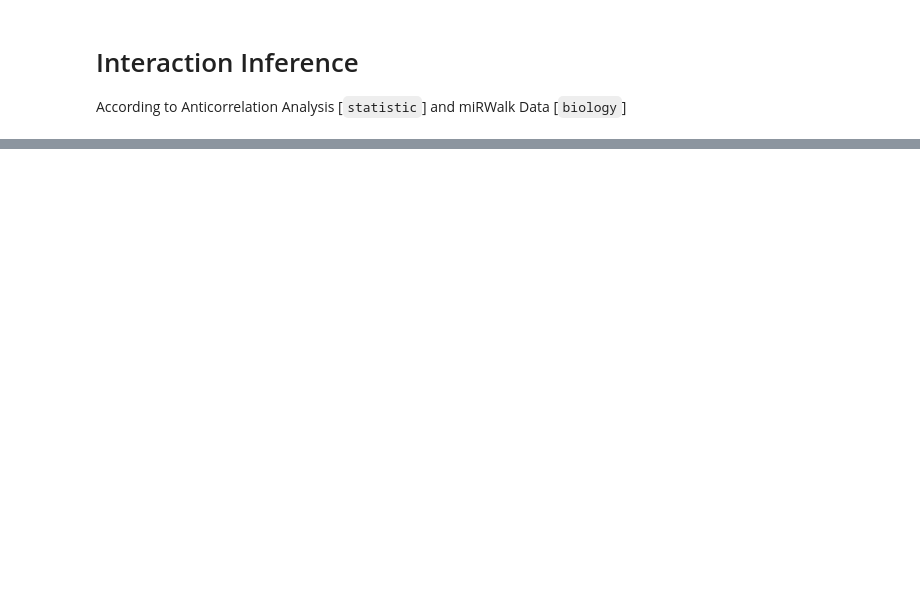
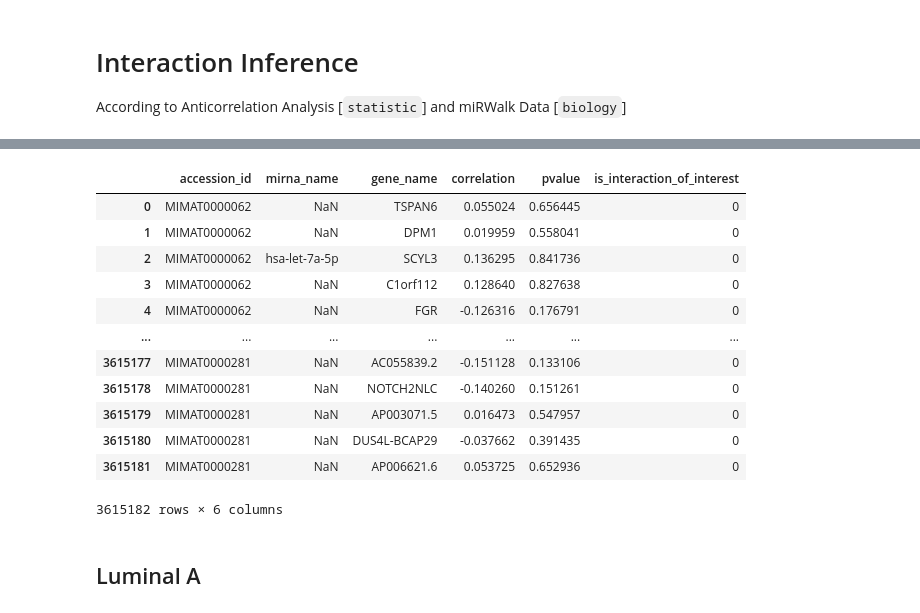
Before and after one commit to MylenaRoberta/pan-cancer-analysis, a Jupyter notebook: notebooks/02_interactions/03_interaction-inference.ipynb, the cells around one changed output, grey strips where cells are left out. Cells and saved outputs as stored; diff of their text form; code cells hidden in the pictures; blank space fills up the shorter version.

```diff
--- a/notebooks/02_interactions/03_interaction-inference.ipynb
+++ b/notebooks/02_interactions/03_interaction-inference.ipynb
@@ -360,0 +443,22 @@ plt.show()
+# %%
+# Infer the interactions of interest present in HER2-enriched tumor tissue
+df_interactions = inferring_interactions('HER2-enriched', df_mirwalk_interactions)
+# %%
+# Print the DataFrame of inferred interactions for this cohort
+df_interactions
+# %% [output]
+|  | accession_id | mirna_name | gene_name | correlation | pvalue | is_interaction_of_interest |
+| 0 | MIMAT0000062 | NaN | TSPAN6 | 0.055024 | 0.656445 | 0 |
+| 1 | MIMAT0000062 | NaN | DPM1 | 0.019959 | 0.558041 | 0 |
+| 2 | MIMAT0000062 | hsa-let-7a-5p | SCYL3 | 0.136295 | 0.841736 | 0 |
+| 3 | MIMAT0000062 | NaN | C1orf112 | 0.128640 | 0.827638 | 0 |
+| 4 | MIMAT0000062 | NaN | FGR | -0.126316 | 0.176791 | 0 |
+| ... | ... | ... | ... | ... | ... | ... |
+| 3615177 | MIMAT0000281 | NaN | AC055839.2 | -0.151128 | 0.133106 | 0 |
+| 3615178 | MIMAT0000281 | NaN | NOTCH2NLC | -0.140260 | 0.151261 | 0 |
+| 3615179 | MIMAT0000281 | NaN | AP003071.5 | 0.016473 | 0.547957 | 0 |
+| 3615180 | MIMAT0000281 | NaN | DUS4L-BCAP29 | -0.037662 | 0.391435 | 0 |
+| 3615181 | MIMAT0000281 | NaN | AP006621.6 | 0.053725 | 0.652936 | 0 |
+3615182 rows × 6 columns
+# %% [markdown]
+## Luminal A
```
Also changed, not shown: parts of 37 cells of this notebook, 2 other files.
